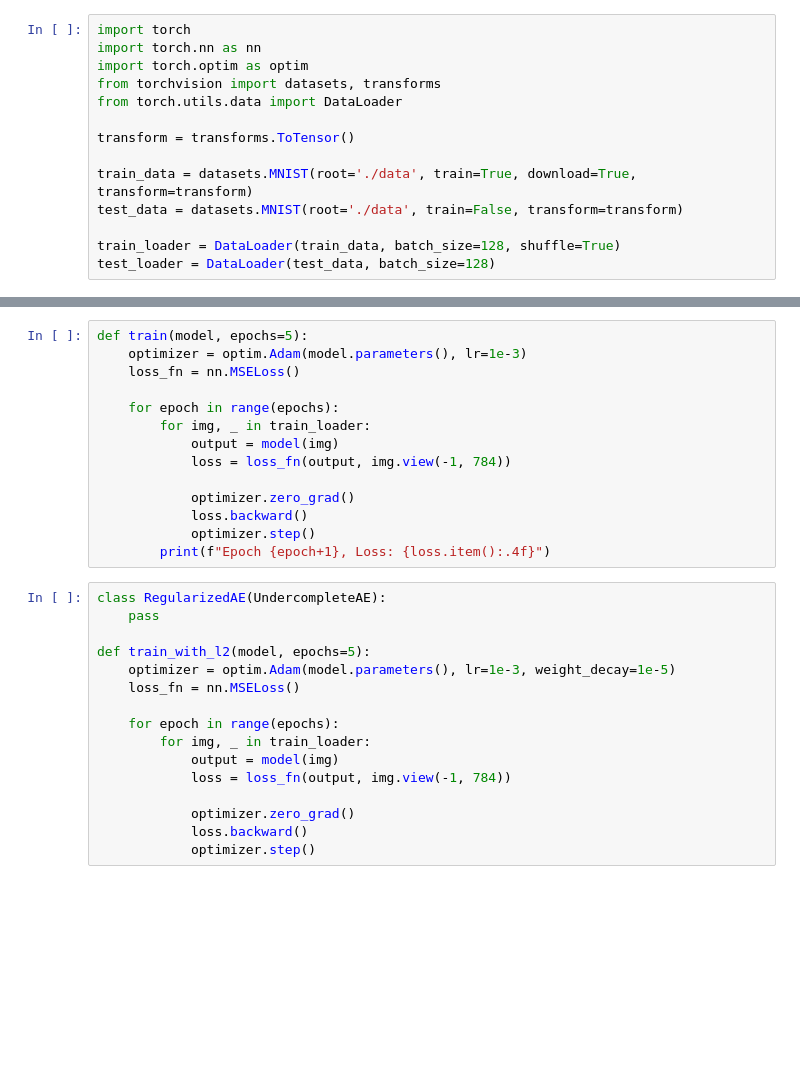
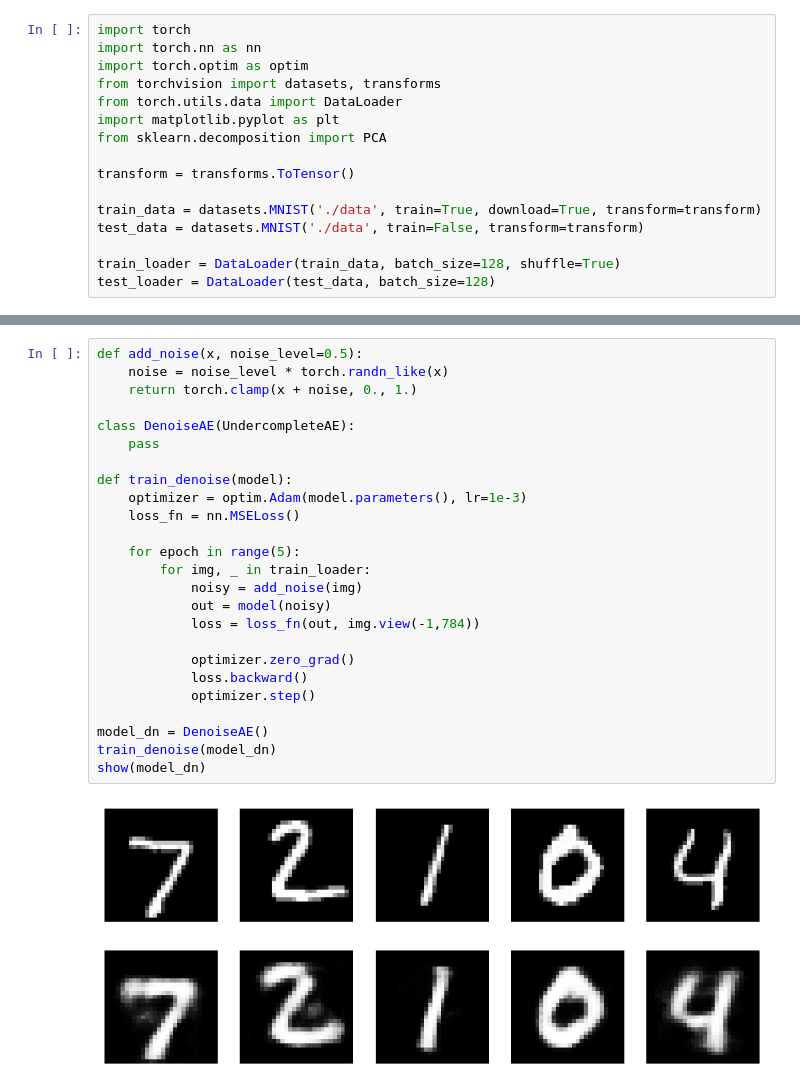
Before and after one commit to harshitha020505/DLLAB, a Jupyter notebook: DLLAB10.ipynb, the cells around one changed output, grey strips where cells are left out. Saved outputs shown, nothing was run; the diff lists cells and outputs as text; blank space fills up the shorter version.

```diff
--- a/DLLAB10.ipynb
+++ b/DLLAB10.ipynb
@@ -6,11 +6,13 @@ import torch.nn as nn
 import torch.optim as optim
 from torchvision import datasets, transforms
 from torch.utils.data import DataLoader
+import matplotlib.pyplot as plt
+from sklearn.decomposition import PCA
 
 transform = transforms.ToTensor()
 
-train_data = datasets.MNIST(root='./data', train=True, download=True, transform=transform)
-test_data = datasets.MNIST(root='./data', train=False, transform=transform)
+train_data = datasets.MNIST('./data', train=True, download=True, transform=transform)
+test_data = datasets.MNIST('./data', train=False, transform=transform)
 
 train_loader = DataLoader(train_data, batch_size=128, shuffle=True)
 test_loader = DataLoader(test_data, batch_size=128)
@@ -58,30 +103,27 @@ class OvercompleteAE(nn.Module):
 # %%
-def train(model, epochs=5):
+def add_noise(x, noise_level=0.5):
+    noise = noise_level * torch.randn_like(x)
+    return torch.clamp(x + noise, 0., 1.)
+
+class DenoiseAE(UndercompleteAE):
+    pass
+
+def train_denoise(model):
     optimizer = optim.Adam(model.parameters(), lr=1e-3)
     loss_fn = nn.MSELoss()
 
-    for epoch in range(epochs):
+    for epoch in range(5):
         for img, _ in train_loader:
-            output = model(img)
-            loss = loss_fn(output, img.view(-1, 784))
+            noisy = add_noise(img)
+            out = model(noisy)
+            loss = loss_fn(out, img.view(-1,784))
 
             optimizer.zero_grad()
             loss.backward()
             optimizer.step()
-        print(f"Epoch {epoch+1}, Loss: {loss.item():.4f}")
+
+model_dn = DenoiseAE()
+train_denoise(model_dn)
+show(model_dn)
+# %% [output]
+[figure, added]
-# %%
-class RegularizedAE(UndercompleteAE):
-    pass
-
-def train_with_l2(model, epochs=5):
-    optimizer = optim.Adam(model.parameters(), lr=1e-3, weight_decay=1e-5)
-    loss_fn = nn.MSELoss()
-
-    for epoch in range(epochs):
-        for img, _ in train_loader:
-            output = model(img)
-            loss = loss_fn(output, img.view(-1, 784))
-
-            optimizer.zero_grad()
-            loss.backward()
-            optimizer.step()
```
Also changed, not shown: parts of 8 cells of this notebook.
